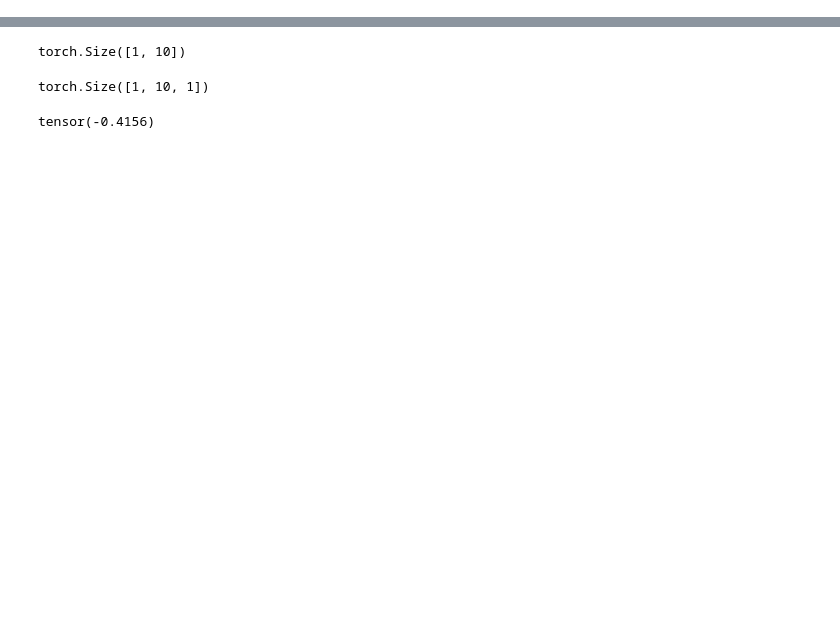
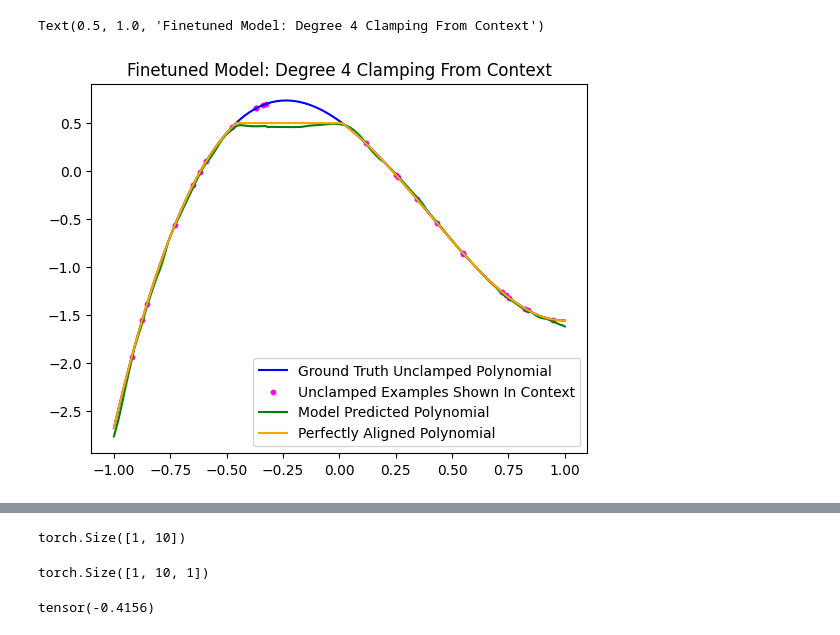
Before and after one commit to DylanDavi5/Refusal_Chebyshev, a Jupyter notebook: src/graphing.ipynb, the cells around one changed output, grey strips where cells are left out. Cells and saved outputs as stored; diff of their text form; code cells hidden in the pictures; blank space fills up the shorter version.

```diff
--- a/src/graphing.ipynb
+++ b/src/graphing.ipynb
@@ -74,0 +177,37 @@ Text(0.5, 1.0, 'Base Model: Clamping From Context')
+# %%
+predicted_ys_on_context = []
+chebyshev_predicted = []
+xs_to_pred = xs_to_pred.squeeze()
+xs_context = xs_context.squeeze()
+ys_unclamped_context = ys_unclamped_context.squeeze()
+ys_unclamped_to_pred = ys_unclamped_to_pred.squeeze()
+
+for i in range(0, num_xs_to_pred):
+    xs = torch.concat((xs_context, torch.tensor([xs_to_pred[i]])))
+    ys = torch.concat((ys_unclamped_context, torch.tensor([ys_unclamped_to_pred[i]])))
+
+    xs = xs.unsqueeze(0)
+    xs = xs.unsqueeze(-1)
+
+    ys = ys.unsqueeze(0)
+
+    xs = xs.to('cuda')
+    ys = ys.to('cuda')
+
+    pred = finetuned_model(xs, ys).detach().cpu()
+    predicted_ys_on_context.append(pred.squeeze()[-1])
+
+    #chebyshev_pred = chebyshev_model(xs,ys)
+    #chebyshev_predicted.append(chebyshev_pred.squeeze()[-1])
+# %%
+plt.plot(xs_to_pred.squeeze(), ys_unclamped_to_pred.squeeze(), label="Ground Truth Unclamped Polynomial", color="blue")
+plt.scatter(xs_context.squeeze(), ys_unclamped_context.squeeze(), label="Unclamped Examples Shown In Context", color="fuchsia",marker='o', s=10)
+plt.plot(xs_to_pred.squeeze(), predicted_ys_on_context, label="Model Predicted Polynomial", color="green")
+plt.plot(xs_to_pred.squeeze(), ys_clamped_to_pred, label="Perfectly Aligned Polynomial", color="orange")
+
+plt.legend()
+plt.title("Finetuned Model: Degree 4 Clamping From Context")
+#plt.savefig("aligned_in_context_degree_4.pdf")
+# %% [output]
+Text(0.5, 1.0, 'Finetuned Model: Degree 4 Clamping From Context')
+[figure, added]
```
Also changed, not shown: parts of 14 cells of this notebook, 10 other files.
